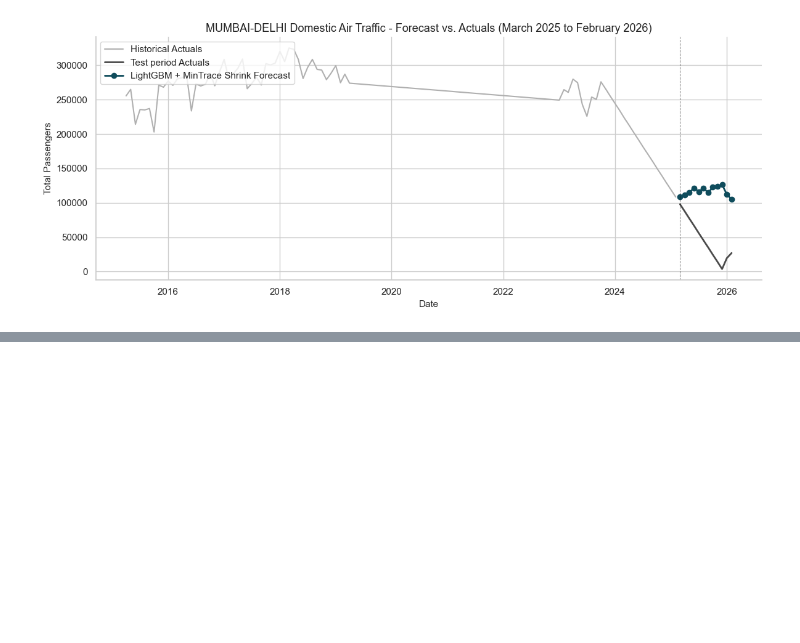
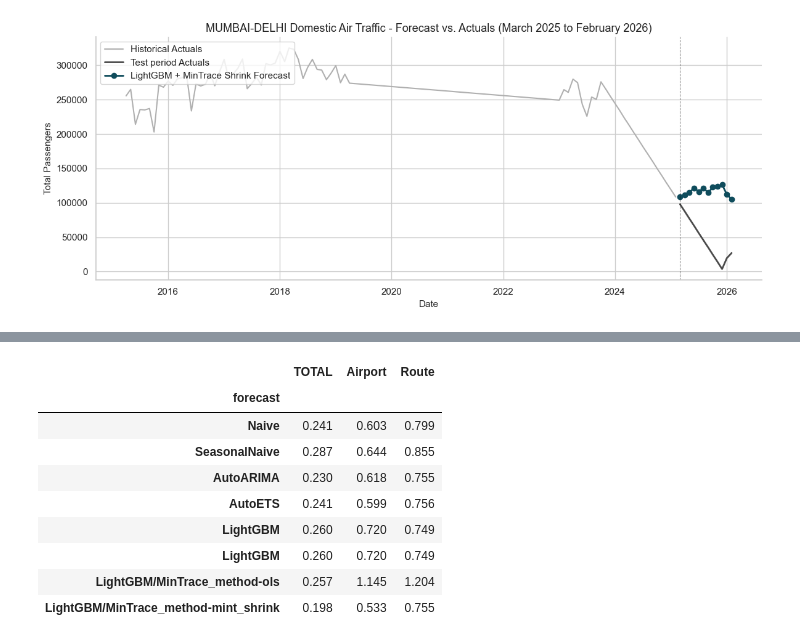
Before and after one commit to rahulmohandas11/india-air-traffic-forecast, a Jupyter notebook: notebooks/06_visualizations.ipynb, the cells around one changed output, grey strips where cells are left out. Drawn from its saved outputs; the diff is of its cells as text; code cells hidden in the pictures; blank space fills up the shorter version.

```diff
--- a/notebooks/06_visualizations.ipynb
+++ b/notebooks/06_visualizations.ipynb
@@ -150,0 +188,13 @@ for route in top_3_routes:
+# %%
+unified.loc[rows]
+# %% [output]
+|  | TOTAL | Airport | Route |
+| forecast |  |  |  |
+| Naive | 0.241 | 0.603 | 0.799 |
+| SeasonalNaive | 0.287 | 0.644 | 0.855 |
+| AutoARIMA | 0.230 | 0.618 | 0.755 |
+| AutoETS | 0.241 | 0.599 | 0.756 |
+| LightGBM | 0.260 | 0.720 | 0.749 |
+| LightGBM | 0.260 | 0.720 | 0.749 |
+| LightGBM/MinTrace_method-ols | 0.257 | 1.145 | 1.204 |
+| LightGBM/MinTrace_method-mint_shrink | 0.198 | 0.533 | 0.755 |
```
Also changed, not shown: parts of 3 cells of this notebook, 1 other file.
